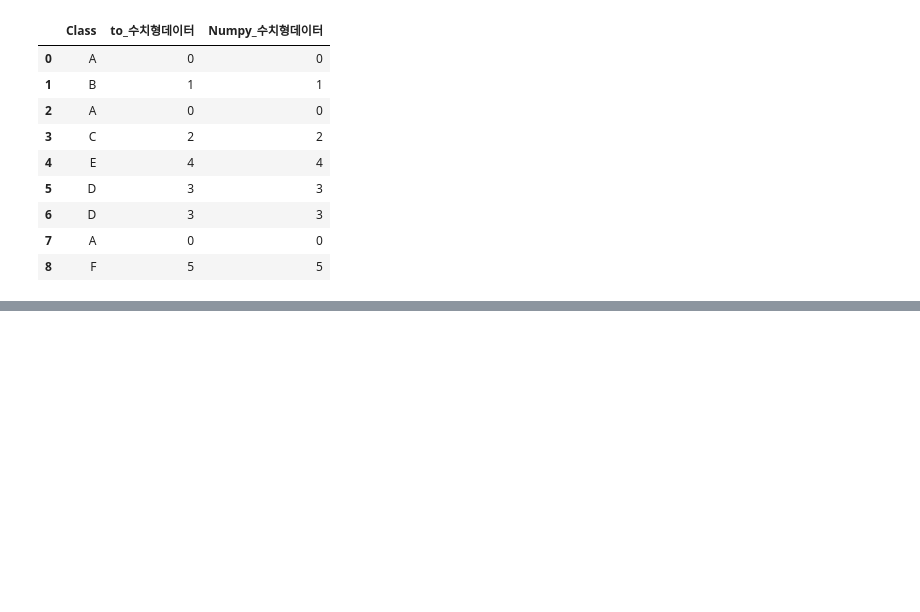
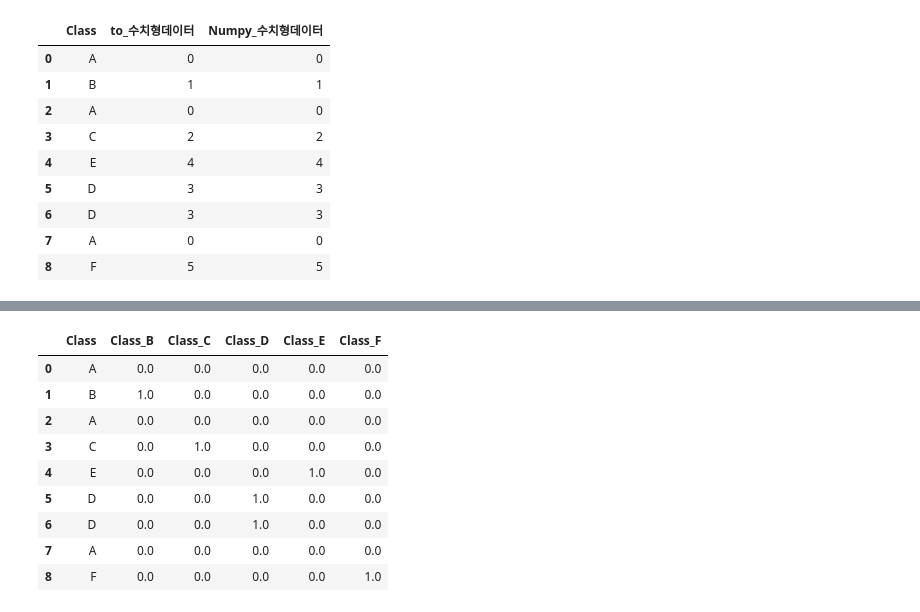
Before and after one commit to bol7979/PY_B_YNU, a Jupyter notebook: 2-3_데이터변환/2_데이터인코딩.ipynb, the cells around one changed output, grey strips where cells are left out. Cells and saved outputs as stored; diff of their text form; code cells hidden in the pictures; blank space fills up the shorter version.

```diff
--- a/2-3_데이터변환/2_데이터인코딩.ipynb
+++ b/2-3_데이터변환/2_데이터인코딩.ipynb
@@ -110,0 +229,23 @@ df
+# %%
+df.loc[df["Class"] == "B", "Class_B"] = 1
+df.loc[df["Class"] != "B", "Class_B"] = 0
+df.loc[df["Class"] == "C", "Class_C"] = 1
+df.loc[df["Class"] != "C", "Class_C"] = 0
+df.loc[df["Class"] == "D", "Class_D"] = 1
+df.loc[df["Class"] != "D", "Class_D"] = 0
+df.loc[df["Class"] == "E", "Class_E"] = 1
+df.loc[df["Class"] != "E", "Class_E"] = 0
+df.loc[df["Class"] == "F", "Class_F"] = 1
+df.loc[df["Class"] != "F", "Class_F"] = 0
+df
+# %% [output]
+|  | Class | Class_B | Class_C | Class_D | Class_E | Class_F |
+| 0 | A | 0.0 | 0.0 | 0.0 | 0.0 | 0.0 |
+| 1 | B | 1.0 | 0.0 | 0.0 | 0.0 | 0.0 |
+| 2 | A | 0.0 | 0.0 | 0.0 | 0.0 | 0.0 |
+| 3 | C | 0.0 | 1.0 | 0.0 | 0.0 | 0.0 |
+| 4 | E | 0.0 | 0.0 | 0.0 | 1.0 | 0.0 |
+| 5 | D | 0.0 | 0.0 | 1.0 | 0.0 | 0.0 |
+| 6 | D | 0.0 | 0.0 | 1.0 | 0.0 | 0.0 |
+| 7 | A | 0.0 | 0.0 | 0.0 | 0.0 | 0.0 |
+| 8 | F | 0.0 | 0.0 | 0.0 | 0.0 | 1.0 |
```
Also changed, not shown: parts of 7 cells of this notebook.
